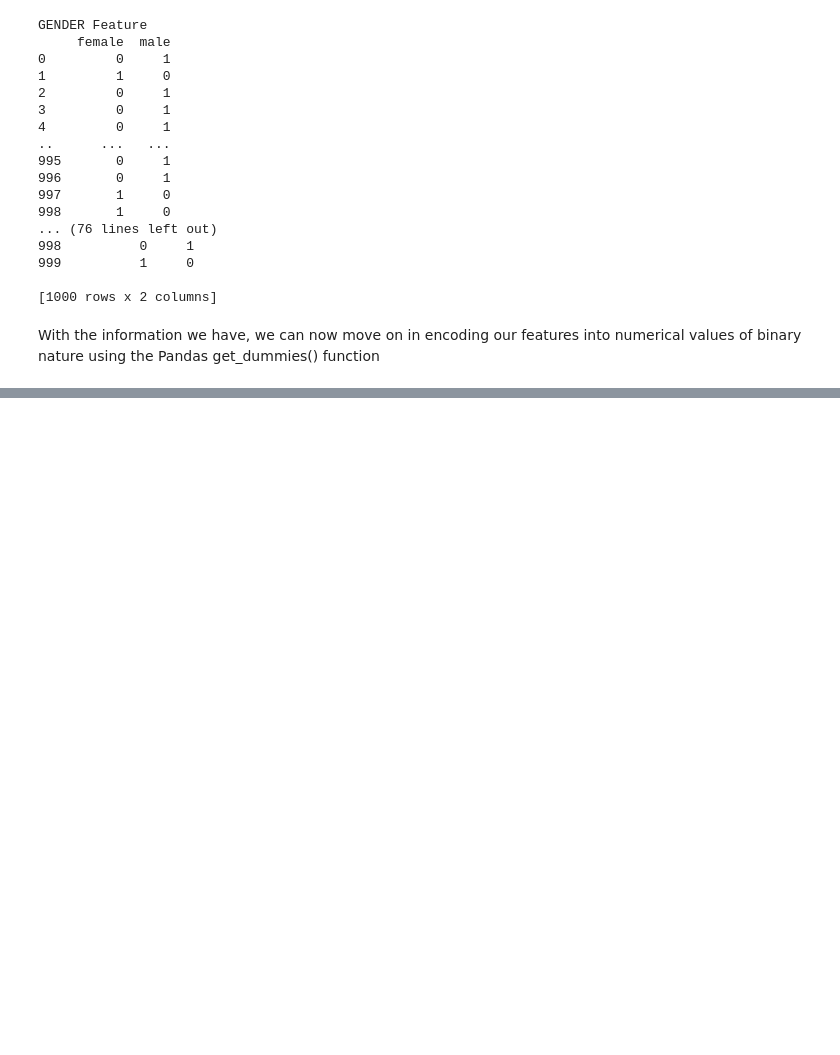
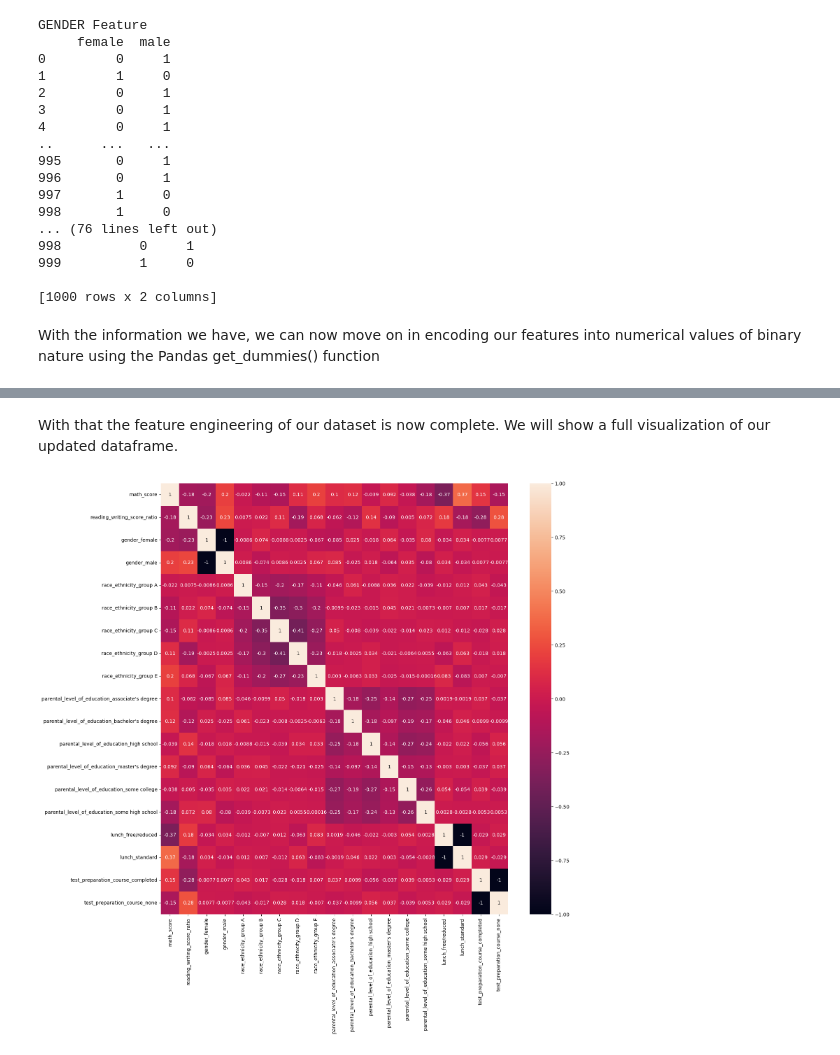
Before and after one commit to RuralNative/Student_Performance_Analysis, a Jupyter notebook: student-marks-prediction.ipynb, the cells around one changed output, grey strips where cells are left out. Saved outputs shown, nothing was run; the diff lists cells and outputs as text; code cells hidden in the pictures; blank space fills up the shorter version.

```diff
--- a/student-marks-prediction.ipynb
+++ b/student-marks-prediction.ipynb
@@ -226,0 +256,10 @@ memory usage: 40.2 KB
+# %% [markdown]
+With that the feature engineering of our dataset is now complete. We will show a full visualization of our updated dataframe.
+# %%
+correlation = dataframe_encoded.corr()
+
+plot.figure(figsize = (16,16))
+sns.heatmap(correlation, annot = True)
+plot.show()
+# %% [output]
+[figure, added]
```
Also changed, not shown: parts of 12 cells of this notebook.
